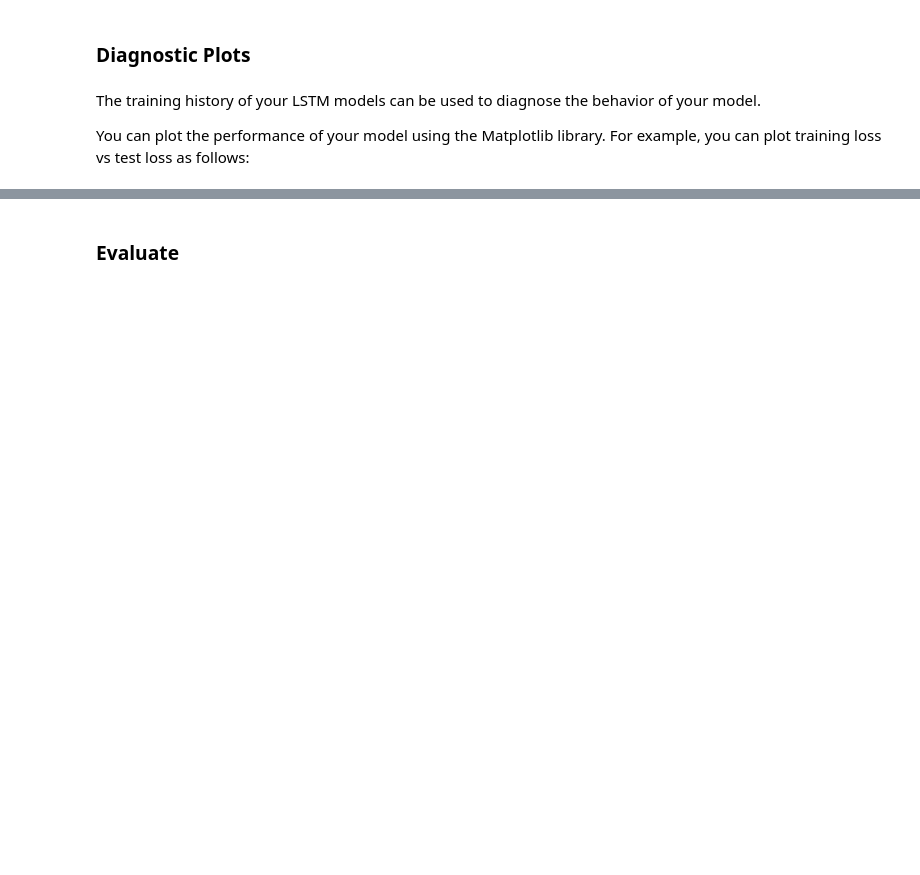
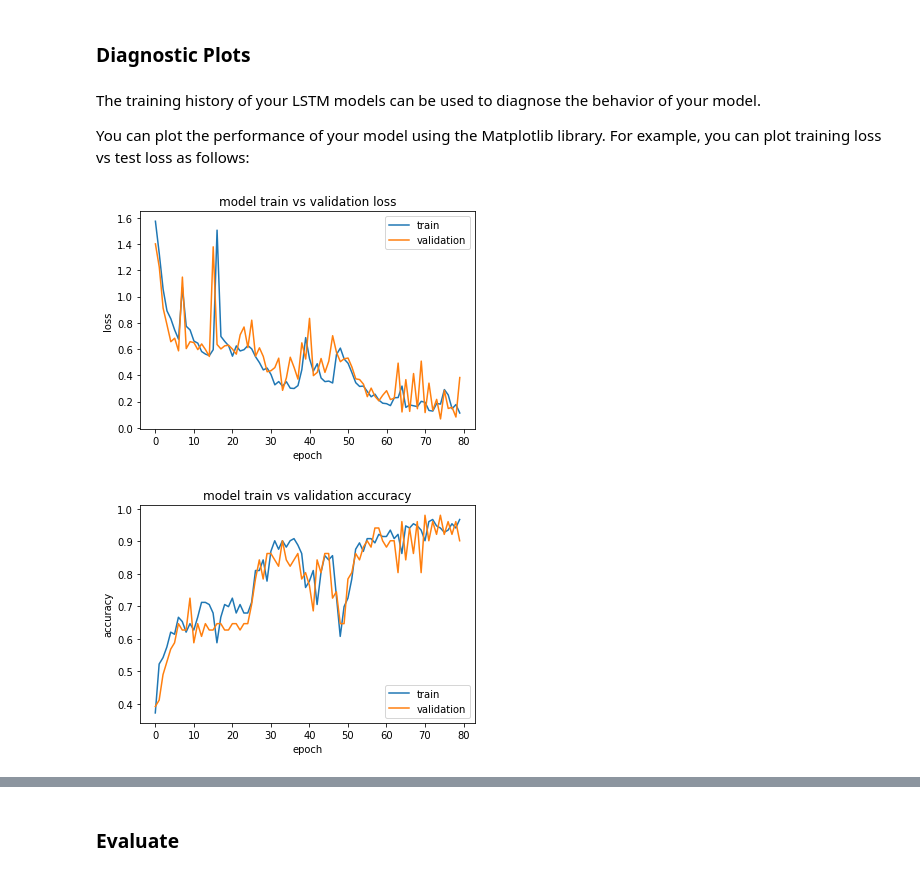
Before and after one commit to Tachionstrahl/SignLanguageRecognition, a Jupyter notebook: lab/Train_with_tuning.ipynb, the cells around one changed output, grey strips where cells are left out. Cells and saved outputs as stored; diff of their text form; code cells hidden in the pictures; blank space fills up the shorter version.

Commit message:
Changes in "train with tuning" notebook
Changes in "train with tuning" notebook and addition script to load old tuning session

```diff
--- a/lab/Train_with_tuning.ipynb
+++ b/lab/Train_with_tuning.ipynb
@@ -244,18 +316,0 @@ print(tuner.results_summary())
-# %%
-tuner  = Hyperband(
-    build_model,
-    objective = "val_accuracy",
-    max_epochs=90,
-    directory = LOG_DIR,
-    project_name='SignLagnuageModelOptimization'
-    )
-
-#tuner.search_space_summary()
-
-tuner.search(x=x_train,
-                y= y_train,
-            batch_size=32,
-            validation_data=(x_val,y_val))
-
-#print(tuner.get_best_hyperparameters()[0].values)
-#print(tuner.results_summary())
@@ -291,0 +392,9 @@ Hyperparameters:
+# %%
+
+best_hp = tuner.get_best_hyperparameters()[0]
+bestmodel= tuner.hypermodel.build(best_hp)
+
+bestmodel.summary()
+
+cb= tf.keras.callbacks.EarlyStopping(monitor='val_accuracy', min_delta=0.001, patience=20, verbose=0, mode='min', baseline=None, restore_best_weights=True)
+history = bestmodel.fit(x_train,y_train,epochs=80,batch_size=32, validation_data=(x_val,y_val),shuffle=False, verbose=2, callback=[cb])
@@ -298,11 +425,22 @@ You can plot the performance of your model using the Matplotlib library. For exa
 # %%
 pyplot.plot(history.history['loss'])
 pyplot.plot(history.history['val_loss'])
 pyplot.title('model train vs validation loss')
 pyplot.ylabel('loss')
 pyplot.xlabel('epoch')
 pyplot.legend(['train', 'validation'], loc='upper right')
 pyplot.show()
+
+pyplot.plot(history.history['accuracy'])
+pyplot.plot(history.history['val_accuracy'])
+pyplot.title('model train vs validation accuracy')
+pyplot.ylabel('accuracy')
+pyplot.xlabel('epoch')
+pyplot.legend(['train', 'validation'], loc='lower right')
+pyplot.show()
+# %% [output]
+[figure, added]
+[figure, added]
 # %% [markdown]
 #### Underfit Example
 Running this example produces a plot of train and validation loss showing the characteristic of an underfit model. In this case, performance may be improved by increasing the number of training epochs.
```
Also changed, not shown: parts of 21 cells of this notebook, 1 other file.
